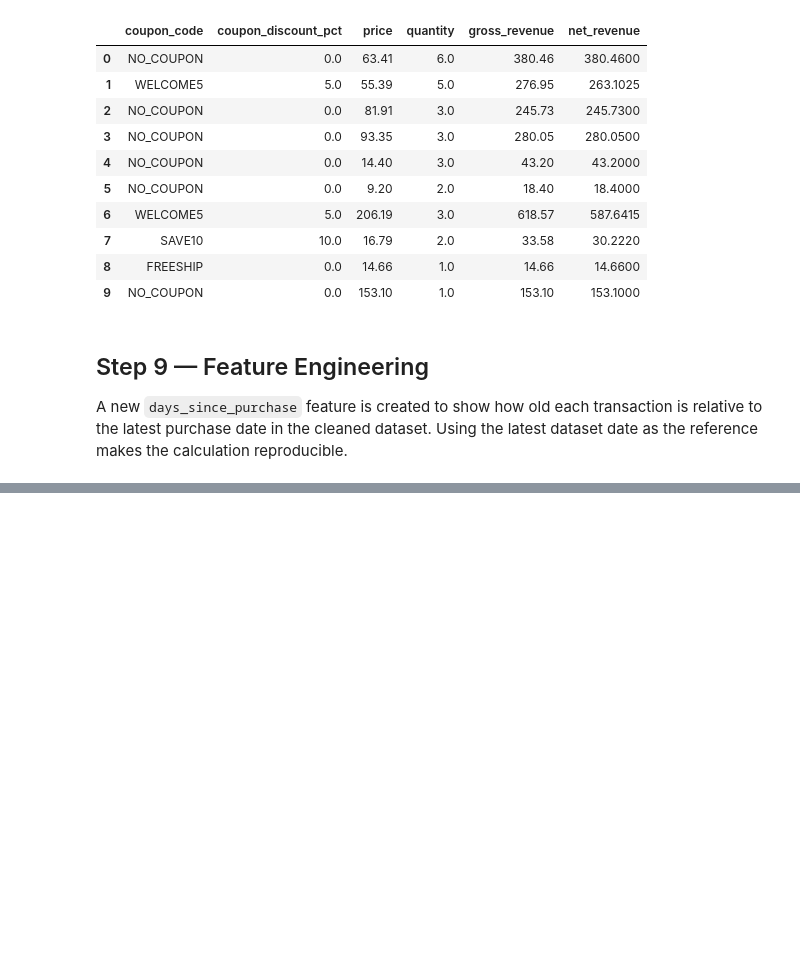
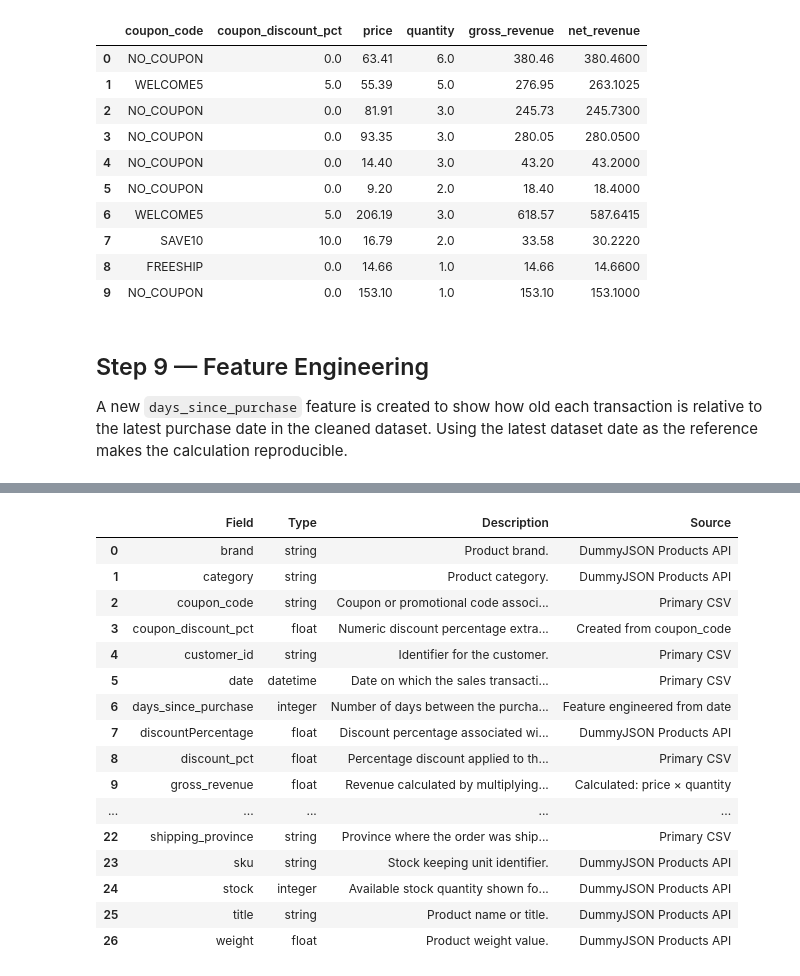
Before and after one commit to UbaidUllah777/Lab1---Data-Collection-and-Pre-processing, a Jupyter notebook: notebooks/DataEngineering_Lab1.ipynb, the cells around one changed output, grey strips where cells are left out. Saved outputs shown, nothing was run; the diff lists cells and outputs as text; code cells hidden in the pictures; blank space fills up the shorter version.

```diff
--- a/notebooks/DataEngineering_Lab1.ipynb
+++ b/notebooks/DataEngineering_Lab1.ipynb
@@ -372,0 +622,19 @@ cleaned_sales[
+# %%
+# Select the useful definition columns from the secondary metadata file
+
+secondary_dictionary = secondary_df[
+    ["field", "type", "description", "source"]
+].copy()
+
+# Rename columns so they match the primary dictionary
+
+secondary_dictionary = secondary_dictionary.rename(
+    columns={
+        "field": "Field",
+        "type": "Type",
+        "description": "Description",
+        "source": "Source"
+    }
+)
+
+secondary_dictionary
@@ -372,0 +698,44 @@ cleaned_sales[
+# %%
+# Combine the primary definitions, secondary metadata,
+# and new fields into one Data Dictionary
+
+data_dictionary = pd.concat(
+    [
+        primary_dictionary,
+        secondary_dictionary,
+        new_columns
+    ],
+    ignore_index=True
+)
+
+# Remove duplicate field names.
+# The first definition is kept, which preserves the
+# primary transaction definition when a field exists
+# in both sources.
+
+data_dictionary = (
+    data_dictionary
+    .drop_duplicates(subset="Field", keep="first")
+    .sort_values("Field")
+    .reset_index(drop=True)
+)
+
+data_dictionary
+# %% [output]
+|  | Field | Type | Description | Source |
+| 0 | brand | string | Product brand. | DummyJSON Products API |
+| 1 | category | string | Product category. | DummyJSON Products API |
+| 2 | coupon_code | string | Coupon or promotional code associ... | Primary CSV |
+| 3 | coupon_discount_pct | float | Numeric discount percentage extra... | Created from coupon_code |
+| 4 | customer_id | string | Identifier for the customer. | Primary CSV |
+| 5 | date | datetime | Date on which the sales transacti... | Primary CSV |
+| 6 | days_since_purchase | integer | Number of days between the purcha... | Feature engineered from date |
+| 7 | discountPercentage | float | Discount percentage associated wi... | DummyJSON Products API |
+| 8 | discount_pct | float | Percentage discount applied to th... | Primary CSV |
+| 9 | gross_revenue | float | Revenue calculated by multiplying... | Calculated: price × quantity |
+| ... | ... | ... | ... | ... |
+| 22 | shipping_province | string | Province where the order was ship... | Primary CSV |
+| 23 | sku | string | Stock keeping unit identifier. | DummyJSON Products API |
+| 24 | stock | integer | Available stock quantity shown fo... | DummyJSON Products API |
+| 25 | title | string | Product name or title. | DummyJSON Products API |
+| 26 | weight | float | Product weight value. | DummyJSON Products API |
```
Also changed, not shown: parts of 19 cells of this notebook, 4 other files.
